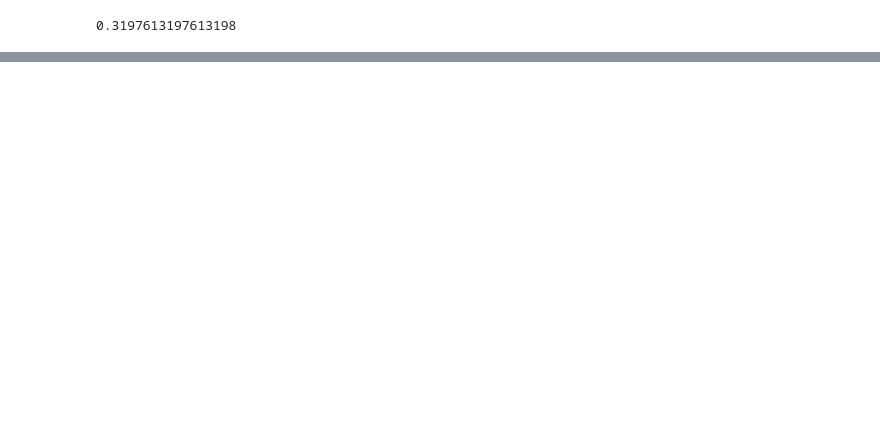
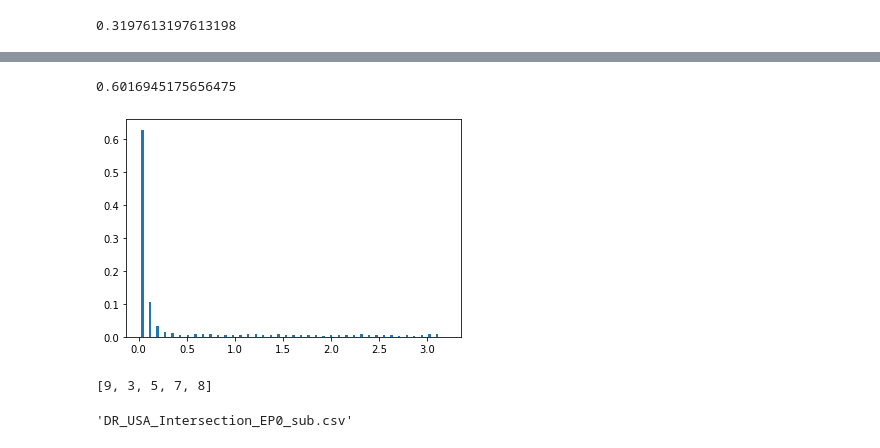
Before and after one commit to YikangZhang1641/modified_LaneGCN, a Jupyter notebook: VisulizeDataset.ipynb, the cells around one changed output, grey strips where cells are left out. Saved outputs shown, nothing was run; the diff lists cells and outputs as text; code cells hidden in the pictures; blank space fills up the shorter version.

```diff
--- a/VisulizeDataset.ipynb
+++ b/VisulizeDataset.ipynb
@@ -573,0 +687,15 @@ array([[ 997.72998047, 1004.22802734,    0.        ],
+# %%
+
+tmp = np.zeros(tmp_N + 1)
+itv = (max(max_beta_rcd) - min(max_beta_rcd)) / tmp_N
+
+bb = min(max_beta_rcd)
+for beta in max_beta_rcd :
+    tmp[int((beta - bb) // itv)] += 1
+plt.bar([(i + 0.5) * itv for i in range(tmp_N + 1)], tmp / len(max_beta_rcd), width=1/tmp_N)
+
+mean_beta = sum(max_beta_rcd) / len(max_beta_rcd)
+np.sum((np.array(max_beta_rcd) - mean_beta) ** 2) / len(max_beta_rcd)
+# %% [output]
+0.6016945175656475
+[figure, added]
@@ -573,0 +754,8 @@ array([[ 997.72998047, 1004.22802734,    0.        ],
+# %%
+origin_data['track_id']
+# %% [output]
+[9, 3, 5, 7, 8]
+# %%
+mapname
+# %% [output]
+'DR_USA_Intersection_EP0_sub.csv'
```
Also changed, not shown: parts of 23 cells of this notebook, 3 other files.
